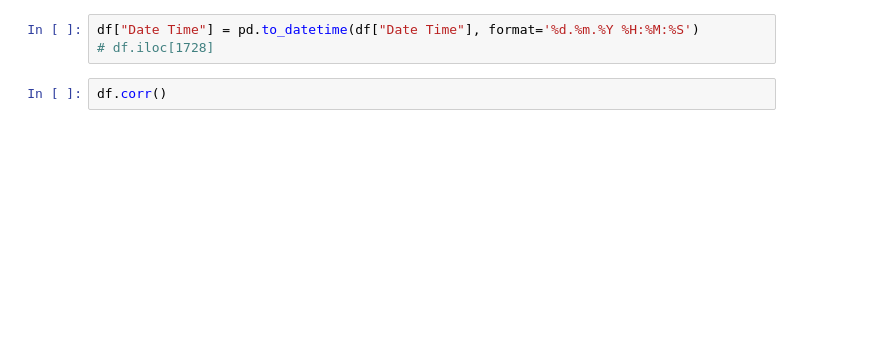
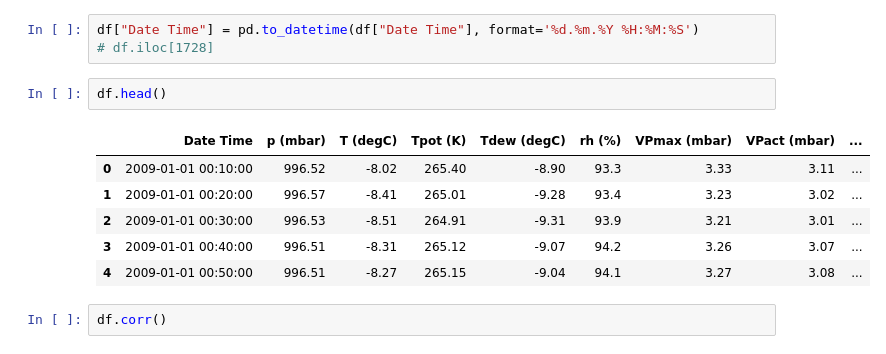
Before and after one commit to eexzzm/anomaly-detection-weather, a Jupyter notebook: notebook/eda.ipynb, the cells around one changed output. Saved outputs shown, nothing was run; the diff lists cells and outputs as text; blank space fills up the shorter version.

```diff
--- a/notebook/eda.ipynb
+++ b/notebook/eda.ipynb
@@ -77,6 +144,15 @@ number of columns contain error value: 20
 # %%
 df["Date Time"] = pd.to_datetime(df["Date Time"], format='%d.%m.%Y %H:%M:%S')
 # df.iloc[1728]
+# %%
+df.head()
+# %% [output]
+|  | Date Time | p (mbar) | T (degC) | Tpot (K) | Tdew (degC) | rh (%) | VPmax (mbar) | VPact (mbar) | ... |
+| 0 | 2009-01-01 00:10:00 | 996.52 | -8.02 | 265.40 | -8.90 | 93.3 | 3.33 | 3.11 | ... |
+| 1 | 2009-01-01 00:20:00 | 996.57 | -8.41 | 265.01 | -9.28 | 93.4 | 3.23 | 3.02 | ... |
+| 2 | 2009-01-01 00:30:00 | 996.53 | -8.51 | 264.91 | -9.31 | 93.9 | 3.21 | 3.01 | ... |
+| 3 | 2009-01-01 00:40:00 | 996.51 | -8.31 | 265.12 | -9.07 | 94.2 | 3.26 | 3.07 | ... |
+| 4 | 2009-01-01 00:50:00 | 996.51 | -8.27 | 265.15 | -9.04 | 94.1 | 3.27 | 3.08 | ... |
 # %%
 df.corr()
 # %% [output]
```
Also changed, not shown: parts of 5 cells of this notebook.
